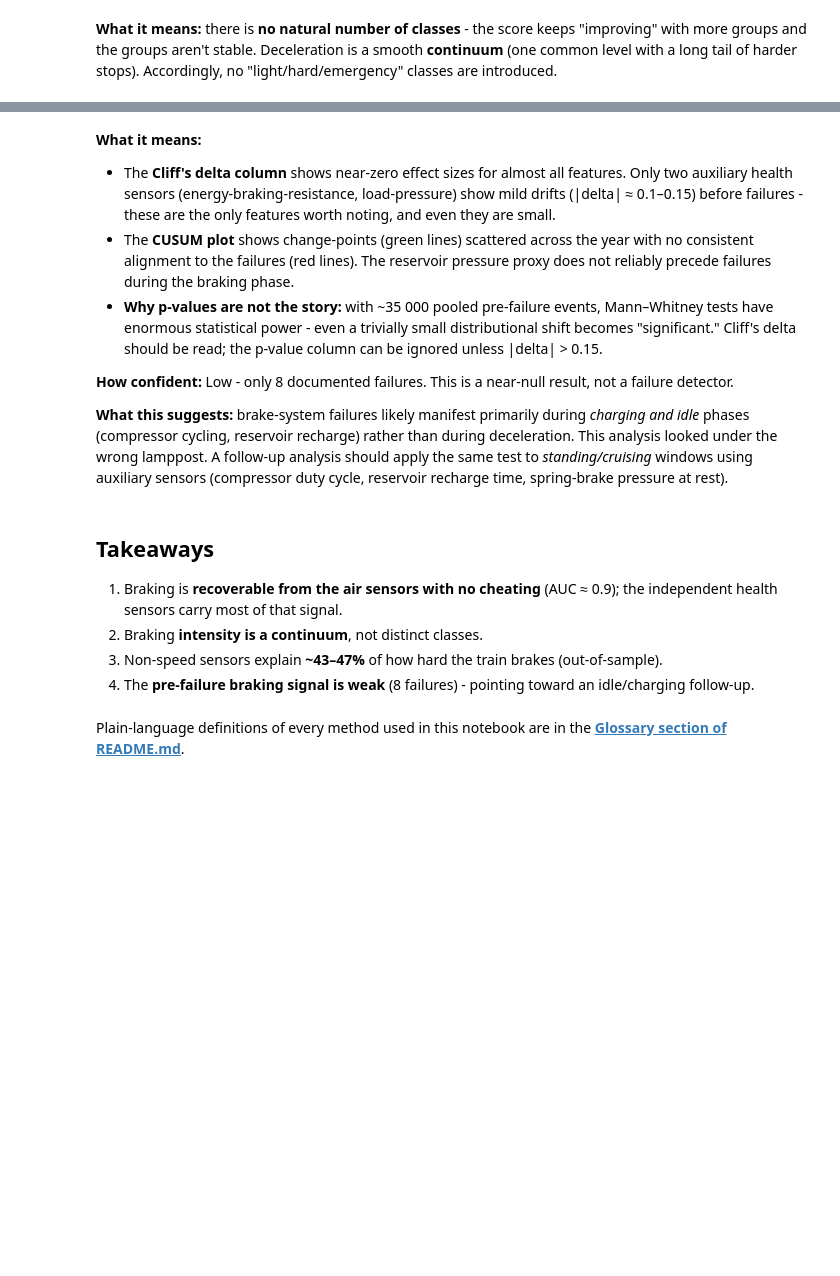
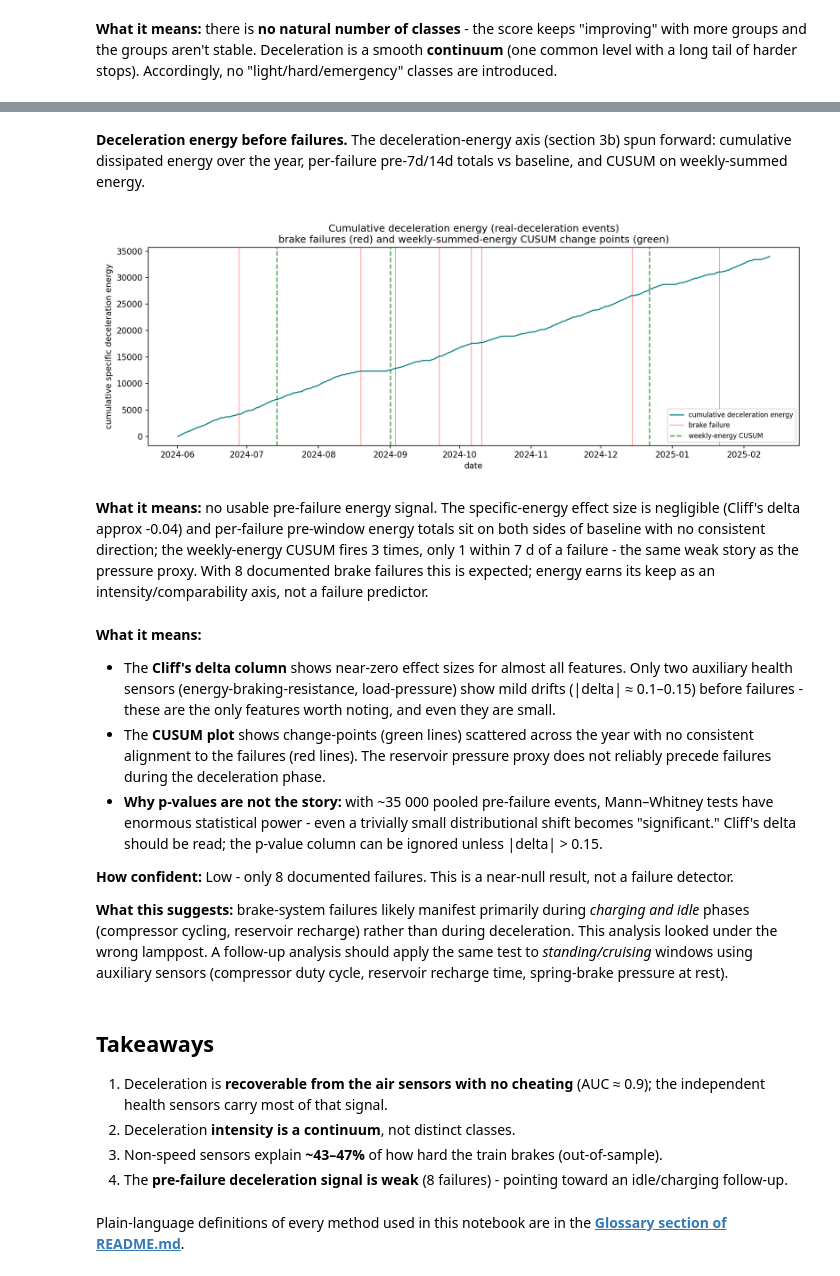
Before and after one commit to maxscheiblauer/Interdisciplinary_Project, a Jupyter notebook: notebooks/phase2_braking_analysis.ipynb, the cells around one changed output, grey strips where cells are left out. Saved outputs shown, nothing was run; the diff lists cells and outputs as text; code cells hidden in the pictures; blank space fills up the shorter version.

```diff
--- a/notebooks/phase2_braking_analysis.ipynb
+++ b/notebooks/phase2_braking_analysis.ipynb
@@ -224,7 +304,22 @@ display(Image(filename=str(P2 / "prefailure_cusum.png")))
+# %% [markdown]
+**Deceleration energy before failures.** The deceleration-energy axis (section 3b) spun
+forward: cumulative dissipated energy over the year, per-failure pre-7d/14d
+totals vs baseline, and CUSUM on weekly-summed energy.
+# %%
+display(Image(filename=str(P2 / "prefailure_energy.png")))
+# %% [output]
+[figure, added]
+# %% [markdown]
+**What it means:** no usable pre-failure energy signal. The specific-energy
+effect size is negligible (Cliff's delta approx -0.04) and per-failure pre-window
+energy totals sit on both sides of baseline with no consistent direction; the
+weekly-energy CUSUM fires 3 times, only 1 within 7 d of a failure - the same weak
+story as the pressure proxy. With 8 documented brake failures this is expected;
+energy earns its keep as an intensity/comparability axis, not a failure predictor.
 # %% [markdown]
 **What it means:**
 - The **Cliff's delta column** shows near-zero effect sizes for almost all features. Only two auxiliary health sensors (energy-braking-resistance, load-pressure) show mild drifts (|delta| ≈ 0.1–0.15) before failures - these are the only features worth noting, and even they are small.
-- The **CUSUM plot** shows change-points (green lines) scattered across the year with no consistent alignment to the failures (red lines). The reservoir pressure proxy does not reliably precede failures during the braking phase.
+- The **CUSUM plot** shows change-points (green lines) scattered across the year with no consistent alignment to the failures (red lines). The reservoir pressure proxy does not reliably precede failures during the deceleration phase.
 - **Why p-values are not the story:** with ~35 000 pooled pre-failure events, Mann–Whitney tests have enormous statistical power - even a trivially small distributional shift becomes "significant." Cliff's delta should be read; the p-value column can be ignored unless |delta| > 0.15.
 
 **How confident:** Low - only 8 documented failures. This is a near-null result, not a failure detector.
@@ -233,11 +328,11 @@ display(Image(filename=str(P2 / "prefailure_cusum.png")))
 # %% [markdown]
 ## Takeaways
 
-1. Braking is **recoverable from the air sensors with no cheating** (AUC ≈ 0.9); the
+1. Deceleration is **recoverable from the air sensors with no cheating** (AUC ≈ 0.9); the
    independent health sensors carry most of that signal.
-2. Braking **intensity is a continuum**, not distinct classes.
+2. Deceleration **intensity is a continuum**, not distinct classes.
 3. Non-speed sensors explain **~43–47%** of how hard the train brakes (out-of-sample).
-4. The **pre-failure braking signal is weak** (8 failures) - pointing toward an
+4. The **pre-failure deceleration signal is weak** (8 failures) - pointing toward an
    idle/charging follow-up.
 # %% [markdown]
 Plain-language definitions of every method used in this notebook are in the
```
Also changed, not shown: parts of 20 cells of this notebook, 31 other files.
